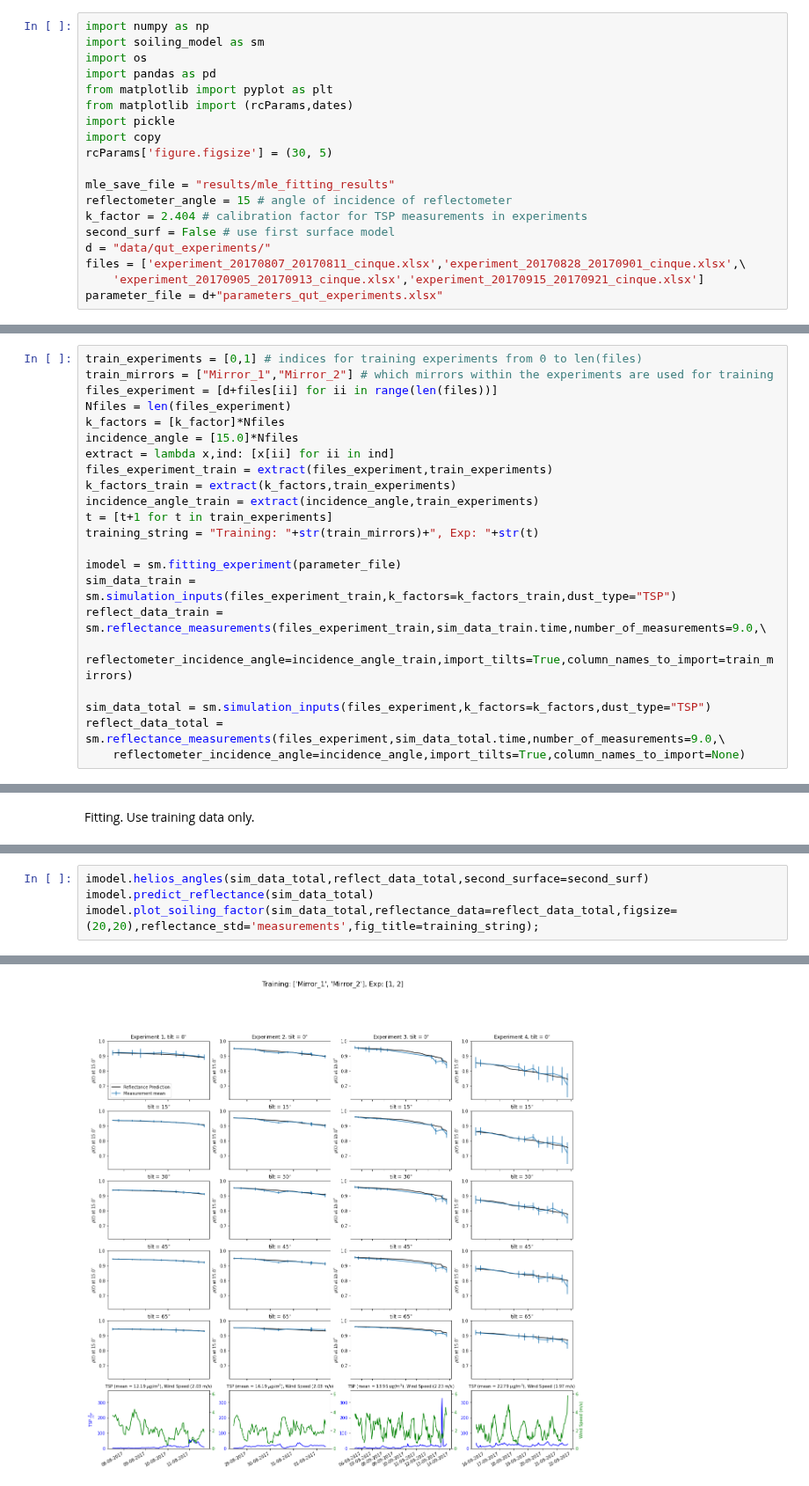
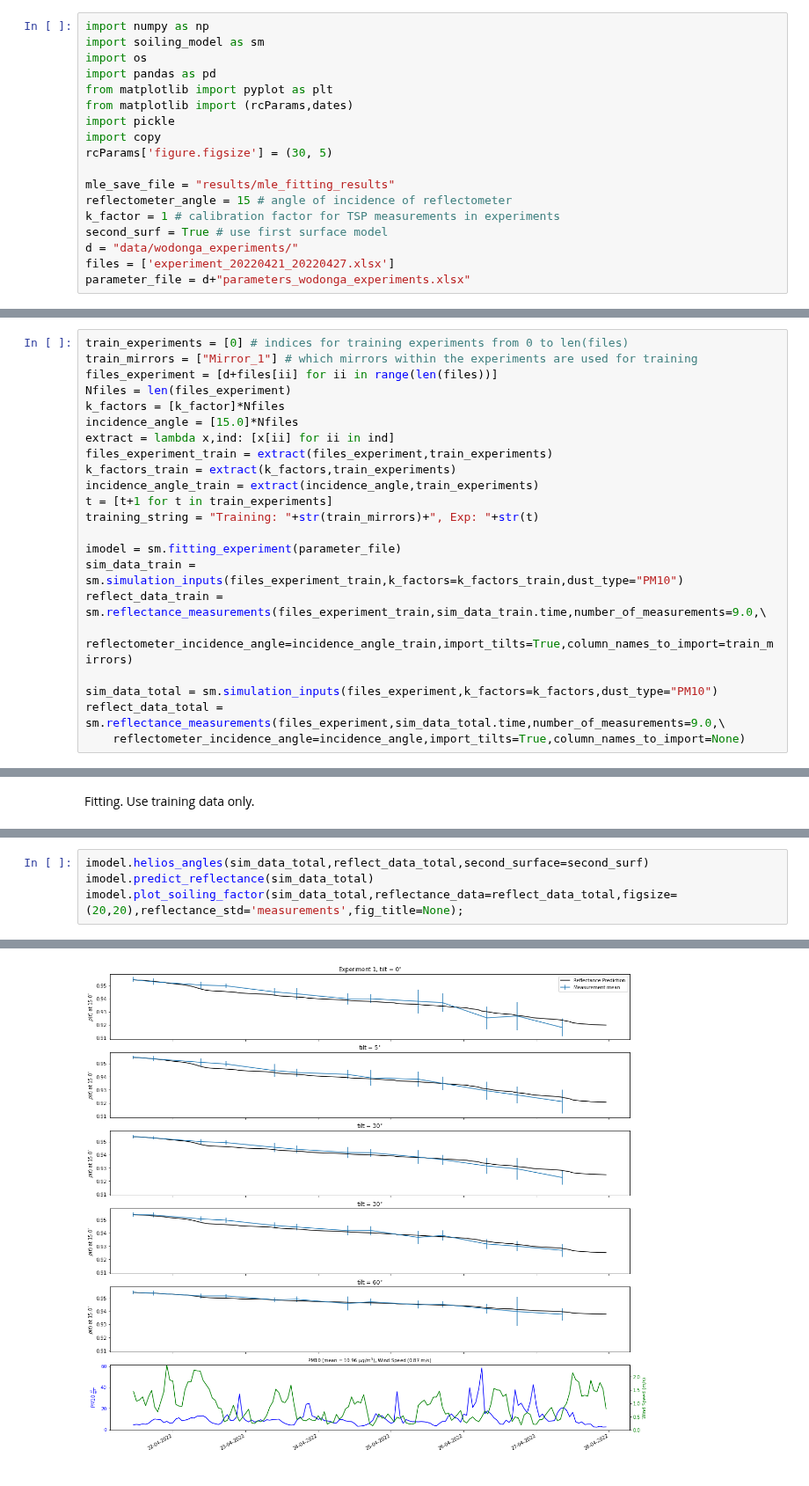
Before and after one commit to cholette/HelioSoil, a Jupyter notebook: hrz0_fitting_demo.ipynb, the cells around one changed output, grey strips where cells are left out. Shown at 88% size. Saved outputs shown, nothing was run; the diff lists cells and outputs as text.

Commit message:
added wodonga hr_z0 fitting and data

```diff
--- a/hrz0_fitting_demo.ipynb
+++ b/hrz0_fitting_demo.ipynb
@@ -14,17 +14,16 @@ rcParams['figure.figsize'] = (30, 5)
 
 mle_save_file = "results/mle_fitting_results"
 reflectometer_angle = 15 # angle of incidence of reflectometer
-k_factor = 2.404 # calibration factor for TSP measurements in experiments
-second_surf = False # use first surface model
-d = "data/qut_experiments/"
-files = ['experiment_20170807_20170811_cinque.xlsx','experiment_20170828_20170901_cinque.xlsx',\
-    'experiment_20170905_20170913_cinque.xlsx','experiment_20170915_20170921_cinque.xlsx']
-parameter_file = d+"parameters_qut_experiments.xlsx"
+k_factor = 1 # calibration factor for TSP measurements in experiments
+second_surf = True # use first surface model
+d = "data/wodonga_experiments/"
+files = ['experiment_20220421_20220427.xlsx']
+parameter_file = d+"parameters_wodonga_experiments.xlsx"
 # %% [markdown]
 ## Multiple experiment fitting example
 # %%
-train_experiments = [0,1] # indices for training experiments from 0 to len(files)
-train_mirrors = ["Mirror_1","Mirror_2"] # which mirrors within the experiments are used for training
+train_experiments = [0] # indices for training experiments from 0 to len(files)
+train_mirrors = ["Mirror_1"] # which mirrors within the experiments are used for training
 files_experiment = [d+files[ii] for ii in range(len(files))]
 Nfiles = len(files_experiment)
 k_factors = [k_factor]*Nfiles
@@ -37,11 +36,11 @@ t = [t+1 for t in train_experiments]
 training_string = "Training: "+str(train_mirrors)+", Exp: "+str(t)
 
 imodel = sm.fitting_experiment(parameter_file)
-sim_data_train = sm.simulation_inputs(files_experiment_train,k_factors=k_factors_train,dust_type="TSP")
+sim_data_train = sm.simulation_inputs(files_experiment_train,k_factors=k_factors_train,dust_type="PM10")
 reflect_data_train = sm.reflectance_measurements(files_experiment_train,sim_data_train.time,number_of_measurements=9.0,\
     reflectometer_incidence_angle=incidence_angle_train,import_tilts=True,column_names_to_import=train_mirrors)
 
-sim_data_total = sm.simulation_inputs(files_experiment,k_factors=k_factors,dust_type="TSP")
+sim_data_total = sm.simulation_inputs(files_experiment,k_factors=k_factors,dust_type="PM10")
 reflect_data_total = sm.reflectance_measurements(files_experiment,sim_data_total.time,number_of_measurements=9.0,\
     reflectometer_incidence_angle=incidence_angle,import_tilts=True,column_names_to_import=None)
 # %% [output]
@@ -78,5 +69,5 @@ Fitting hrz0 with least squares ...
 # %%
 imodel.helios_angles(sim_data_total,reflect_data_total,second_surface=second_surf)
 imodel.predict_reflectance(sim_data_total)
-imodel.plot_soiling_factor(sim_data_total,reflectance_data=reflect_data_total,figsize=(20,20),reflectance_std='measurements',fig_title=training_string);
+imodel.plot_soiling_factor(sim_data_total,reflectance_data=reflect_data_total,figsize=(20,20),reflectance_std='measurements',fig_title=None);
 # %% [output]
@@ -95,2 +80,2 @@ Calculating adhesion/removal balance
 Calculating soil deposited in a timestep [m^2/m^2]
-[figure, old version]
+[figure, new version]
```
Also changed, not shown: parts of 4 cells of this notebook, 2 other files.
